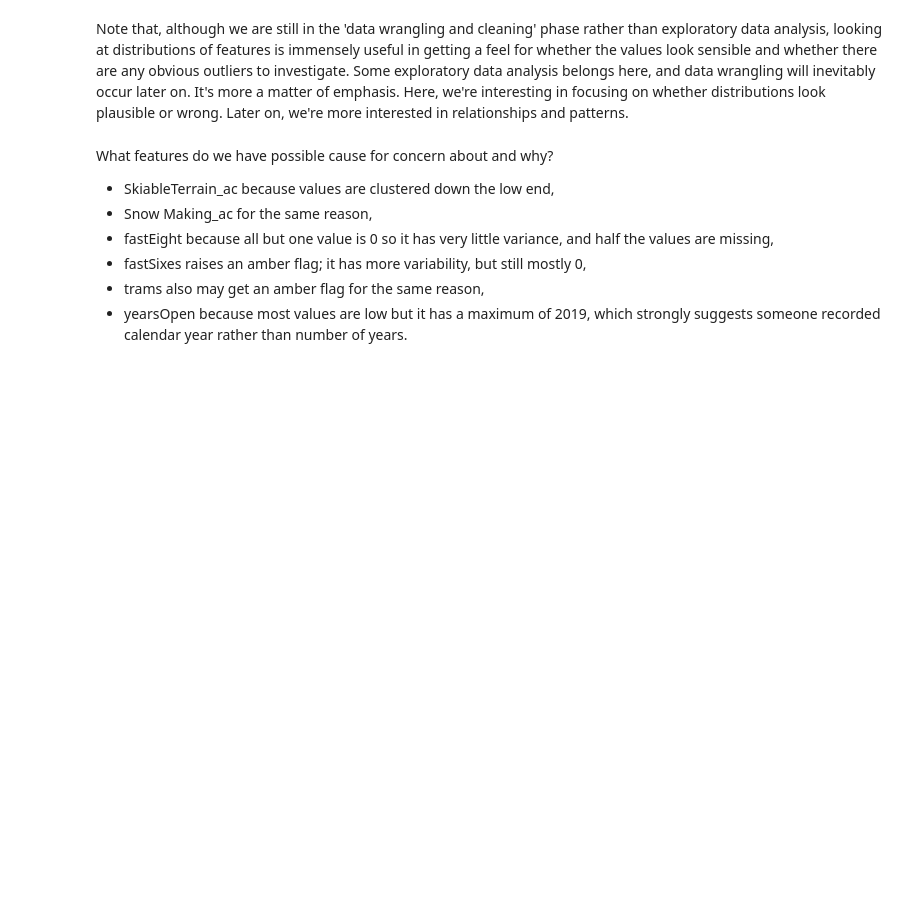
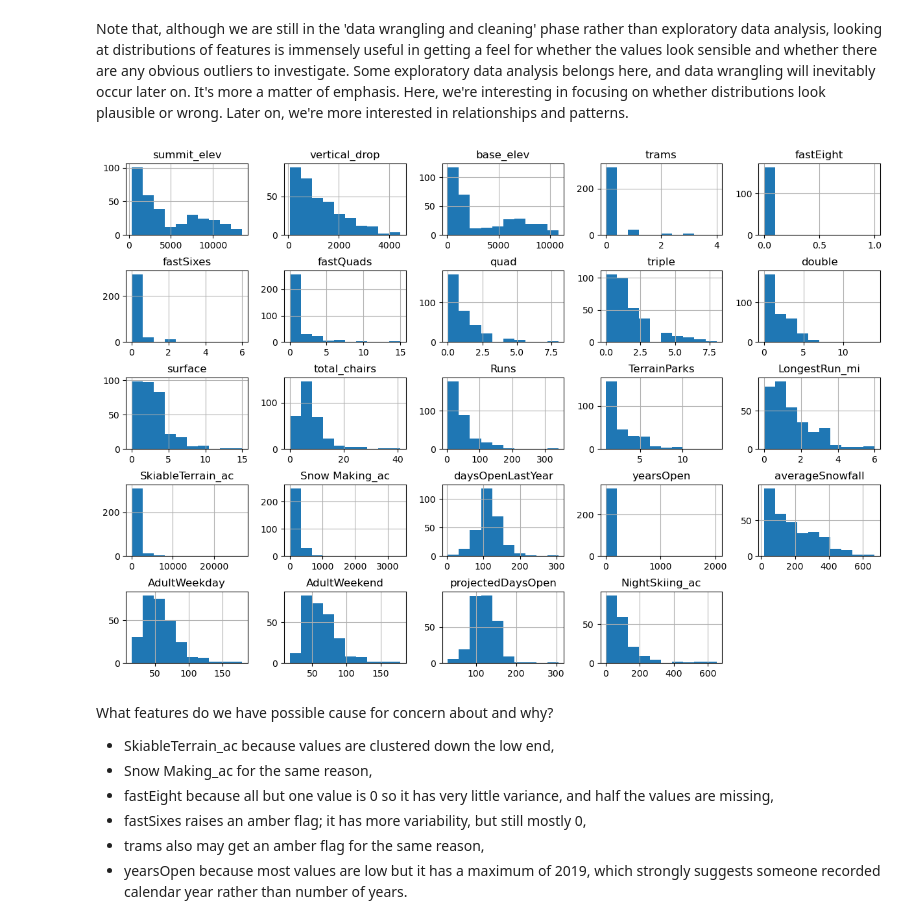
Before and after one commit to MIJUMBO/SpringboardCapstone, a Jupyter notebook: Notebooks/02_data_wrangling.ipynb, the cells around one changed output. Cells and saved outputs as stored; diff of their text form; code cells hidden in the pictures; blank space fills up the shorter version.

```diff
--- a/Notebooks/02_data_wrangling.ipynb
+++ b/Notebooks/02_data_wrangling.ipynb
@@ -424,12 +504,14 @@ Note that, although we are still in the 'data wrangling and cleaning' phase rath
 # %%
 #Code task 18#
 #Call ski_data's `hist` method to plot histograms of each of the numeric features
 #Try passing it an argument figsize=(15,10)
 #Try calling plt.subplots_adjust() with an argument hspace=0.5 to adjust the spacing
 #It's important you create legible and easy-to-read plots
-ski_data.___(___)
-#plt.subplots_adjust(hspace=___);
+ski_data.hist(figsize=(15,10))
+plt.subplots_adjust(hspace=0.5);
 #Hint: notice how the terminating ';' "swallows" some messy output and leads to a tidier notebook
+# %% [output]
+[figure, added]
 # %% [markdown]
 What features do we have possible cause for concern about and why?
 
```
Also changed, not shown: parts of 25 cells of this notebook.
